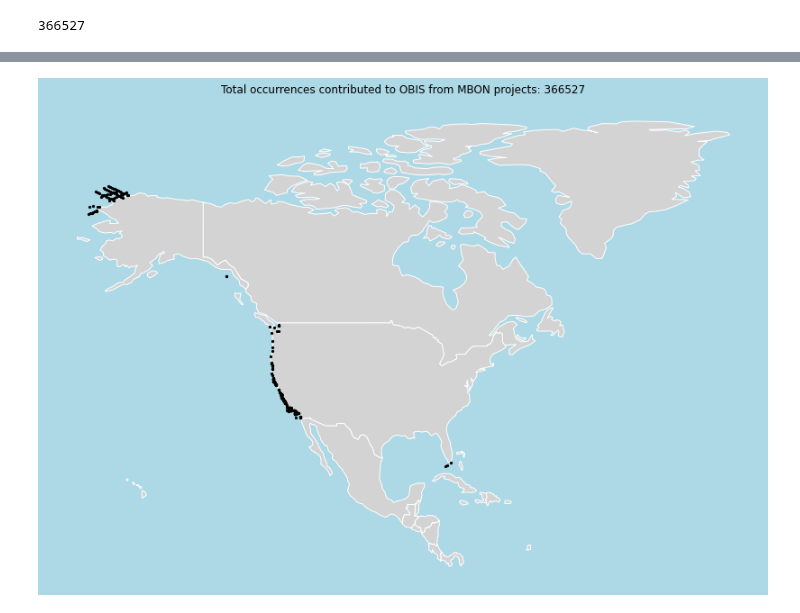
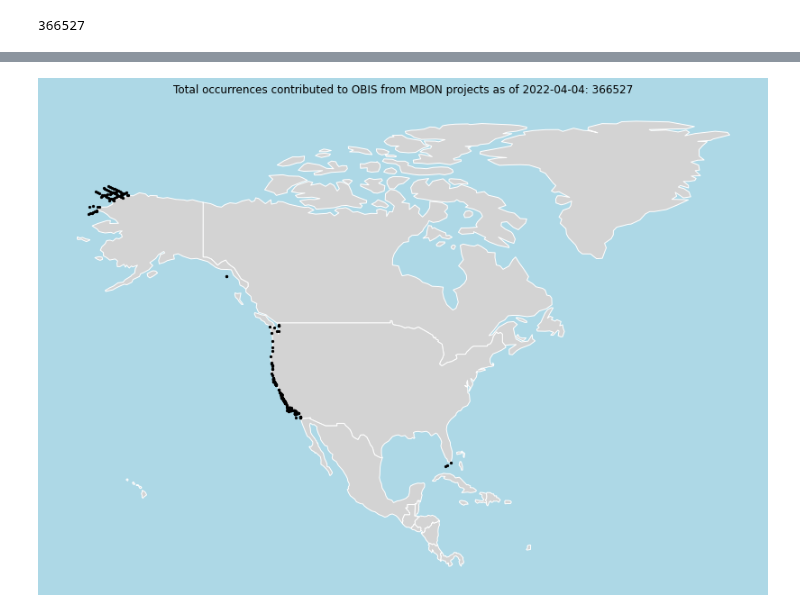
Before and after one commit to MathewBiddle/sandbox, a Jupyter notebook: notebooks/MBON_occurrences_in_OBIS.ipynb, the cells around one changed output, grey strips where cells are left out. Cells and saved outputs as stored; diff of their text form; code cells hidden in the pictures.

Commit message:
adding date to figure

```diff
--- a/notebooks/MBON_occurrences_in_OBIS.ipynb
+++ b/notebooks/MBON_occurrences_in_OBIS.ipynb
@@ -158,23 +158,28 @@ Found 53306 records.
 Final shape: (6, 2)
 # %%
 import matplotlib.pyplot as plt
+from datetime import datetime
+
 
 fig, ax = plt.subplots(figsize=(20,10), facecolor='lightblue')
 
 location_data = location_data.to_crs("epsg:4326")
 location_data.plot(ax=ax, markersize=5, color='black', zorder=10)
 
 world = gpd.read_file(geopandas.datasets.get_path('naturalearth_lowres'))
 
 world = world.to_crs(location_data.crs)
 
 world.loc[world['continent'] == 'North America'].plot(ax=ax, color='lightgrey', edgecolor='white', zorder=1)
 
-# Need to provide "zorder" to ensure the points are plotted above the polygons
+now = datetime.now()
 
+today = now.strftime("%Y-%m-%d")
 
-plt.title("Total occurrences contributed to OBIS from MBON projects: %i" % cumulative_size )
+plt.title("Total occurrences contributed to OBIS from MBON projects as of %s: %i" % (today, cumulative_size ))
+
 ax.set_axis_off();
+
 plt.show()
 # %% [output]
-[figure, old version]
+[figure, new version]
```
Also changed, not shown: parts of 1 cell of this notebook.
